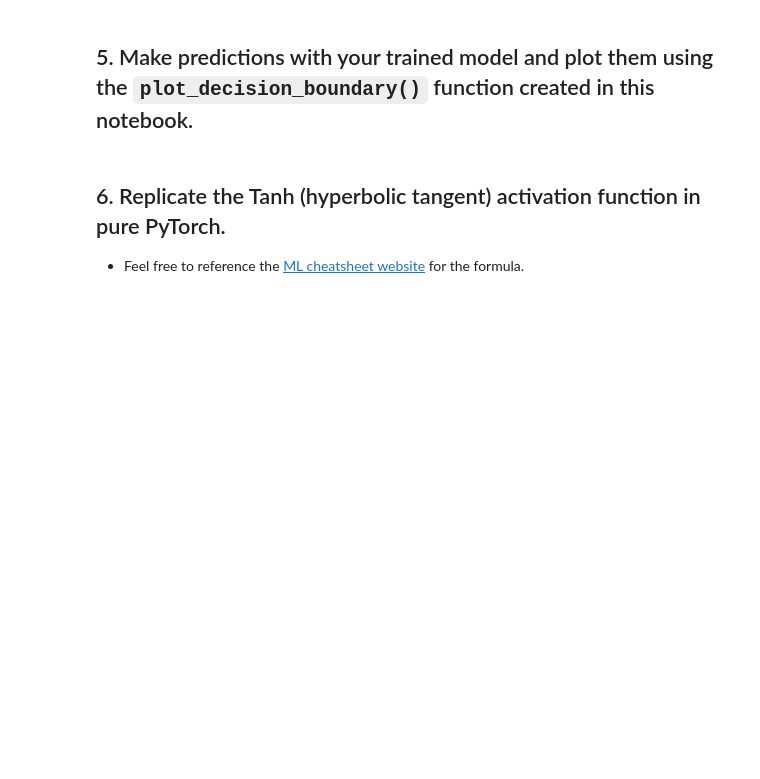
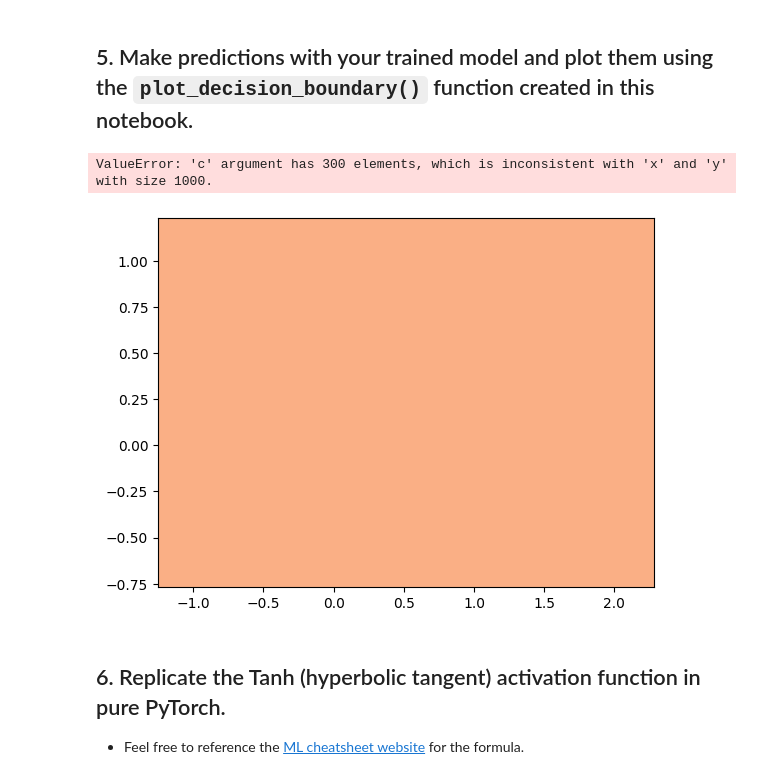
Before and after one commit to Machmurka/UnderstandingDeepLearning, a Jupyter notebook: Learn PyTorch for Deep Learning/02_pytorch_classification_exercises.ipynb, the cells around one changed output. Saved outputs shown, nothing was run; the diff lists cells and outputs as text; code cells hidden in the pictures; blank space fills up the shorter version.

```diff
--- a/Learn PyTorch for Deep Learning/02_pytorch_classification_exercises.ipynb
+++ b/Learn PyTorch for Deep Learning/02_pytorch_classification_exercises.ipynb
@@ -107,9 +107,12 @@ class MoonModelV0NonActivation(nn.Module):
 
         self.LinearLayerStack = nn.Sequential(
             nn.Linear(in_features=2,out_features=5),
+            nn.ReLU(),
             nn.Linear(in_features=5,out_features=5),
-            nn.Linear(in_features=5,out_features=2)
+            # nn.ReLU(),
+            nn.Linear(in_features=5,out_features=1)
         )
+
 
     def forward(self, x):
         ## Your code here ##
@@ -182,51 +180,54 @@ acc_fn
 MulticlassAccuracy()
 # %%
 ## TODO: Uncomment this to set the seed
-# torch.manual_seed(RANDOM_SEED)
+torch.manual_seed(RANDOM_SEED)
 
 # Setup epochs
-
+epochs=100
 
 # Send data to the device
 
 
 # Loop through the data
-# for epoch in range(epochs):
+for epoch in range(epochs):
   ### Training
-
+  Model1.train()
 
   # 1. Forward pass (logits output)
+  y_logits=Model1(x_train).squeeze()
 
   # Turn logits into prediction probabilities
 
 
   # Turn prediction probabilities into prediction labels
-
+  y_pred=torch.round(torch.sigmoid(y_logits))
 
   # 2. Calculaute the loss
-  # loss = loss_fn(y_logits, y_train) # loss = compare model raw outputs to desired model outputs
+  loss = loss_fn(y_logits, y_train) # loss = compare model raw outputs to desired model outputs
 
   # Calculate the accuracy
-  # acc = acc_fn(y_pred, y_train.int()) # the accuracy function needs to compare pred labels (not logits) with actual labels
+  acc = acc_fn(y_pred, y_train.int()) # the accuracy function needs to compare pred labels (not logits) with actual labels
 
   # 3. Zero the gradients
-
+  optimizer.zero_grad()
 
   # 4. Loss backward (perform backpropagation) - https://brilliant.org/wiki/backpropagation/#:~:text=Backpropagation%2C%20short%20for%20%22backward%20propagation,to%20the%20neural%20network's%20weights.
-
+  loss.backward()
   # 5. Step the optimizer (gradient descent) - https://towardsdatascience.com/gradient-descent-algorithm-a-deep-dive-cf04e8115f21#:~:text=Gradient%20descent%20(GD)%20is%20an,e.g.%20in%20a%20linear%20regression)
-
+  optimizer.step()
 
   ### Testing
-  # model_0.eval()
-  # with torch.inference_mode():
+  Model1.eval()
+  with torch.inference_mode():
     # 1. Forward pass (to get the logits)
-
+    test_logits=Model1(x_test).squeeze()
     # Turn the test logits into prediction labels
-
+    test_pred=torch.round(torch.sigmoid(test_logits))
 
     # 2. Caculate the test loss/acc
-
+    test_loss=loss_fn(test_logits,y_test)
+    test_acc=acc_fn(y_test,test_pred)
 
   # Print out what's happening every 100 epochs
-  # if epoch % 100 == 0:
+  if epoch % 50 == 0:
+     print(f"Epoch: {epoch} | Loss: {loss:.5f}, Accuracy: {acc:.2f}% | Test Loss: {test_loss:.5f}, Test Accuracy: {test_acc:.2f}%")
@@ -271,6 +275,10 @@ def plot_decision_boundary(model, X, y):
     plt.ylim(yy.min(), yy.max())
 # %%
 # Plot decision boundaries for training and test sets
+plot_decision_boundary(Model1,x,y)
+# %% [output]
+ValueError: 'c' argument has 300 elements, which is inconsistent with 'x' and 'y' with size 1000.
+[figure, added]
 # %% [markdown]
 ## 6. Replicate the Tanh (hyperbolic tangent) activation function in pure PyTorch.
   * Feel free to reference the [ML cheatsheet website](https://ml-cheatsheet.readthedocs.io/en/latest/activation_functions.html#tanh) for the formula.
```
Also changed, not shown: parts of 5 cells of this notebook.
